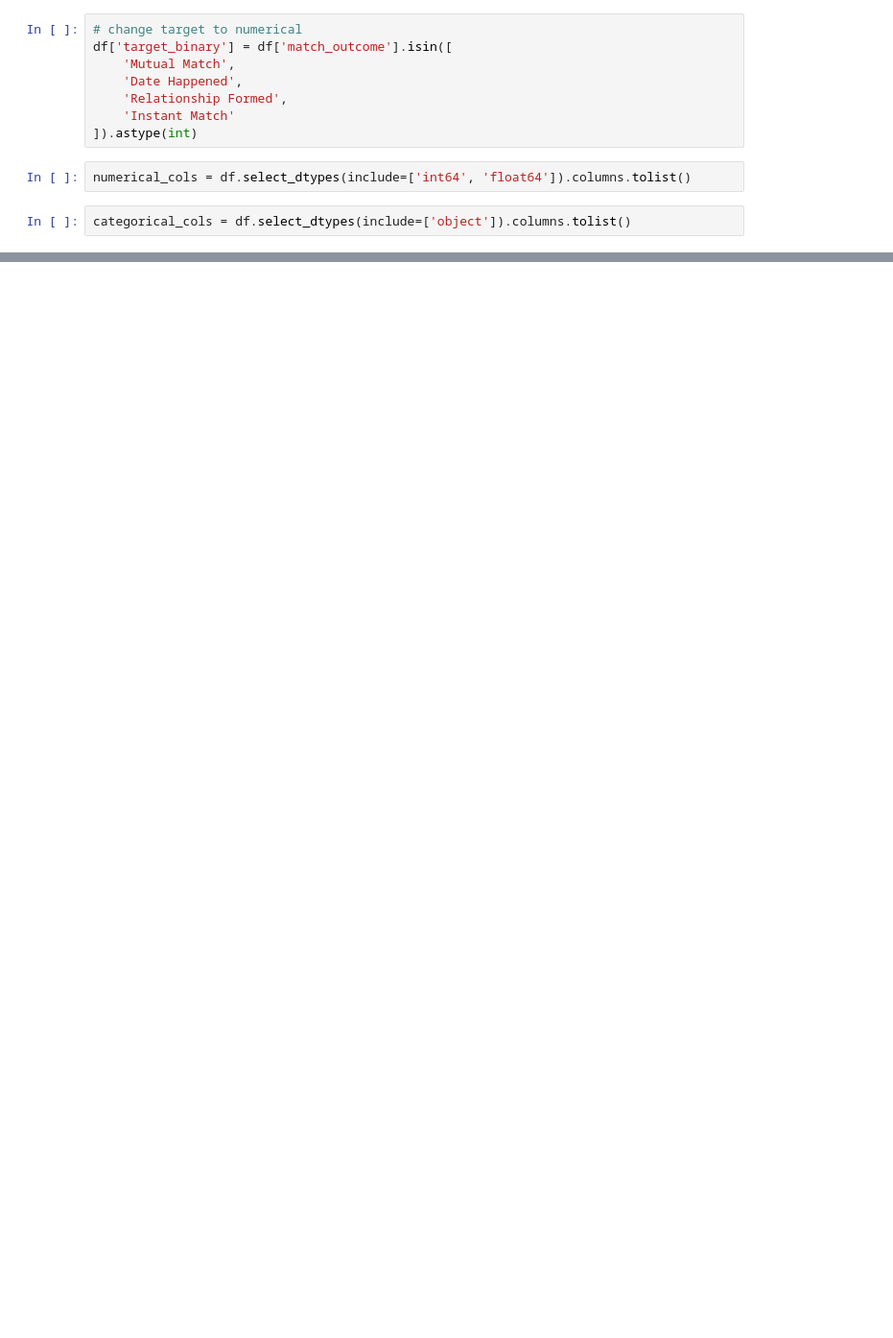
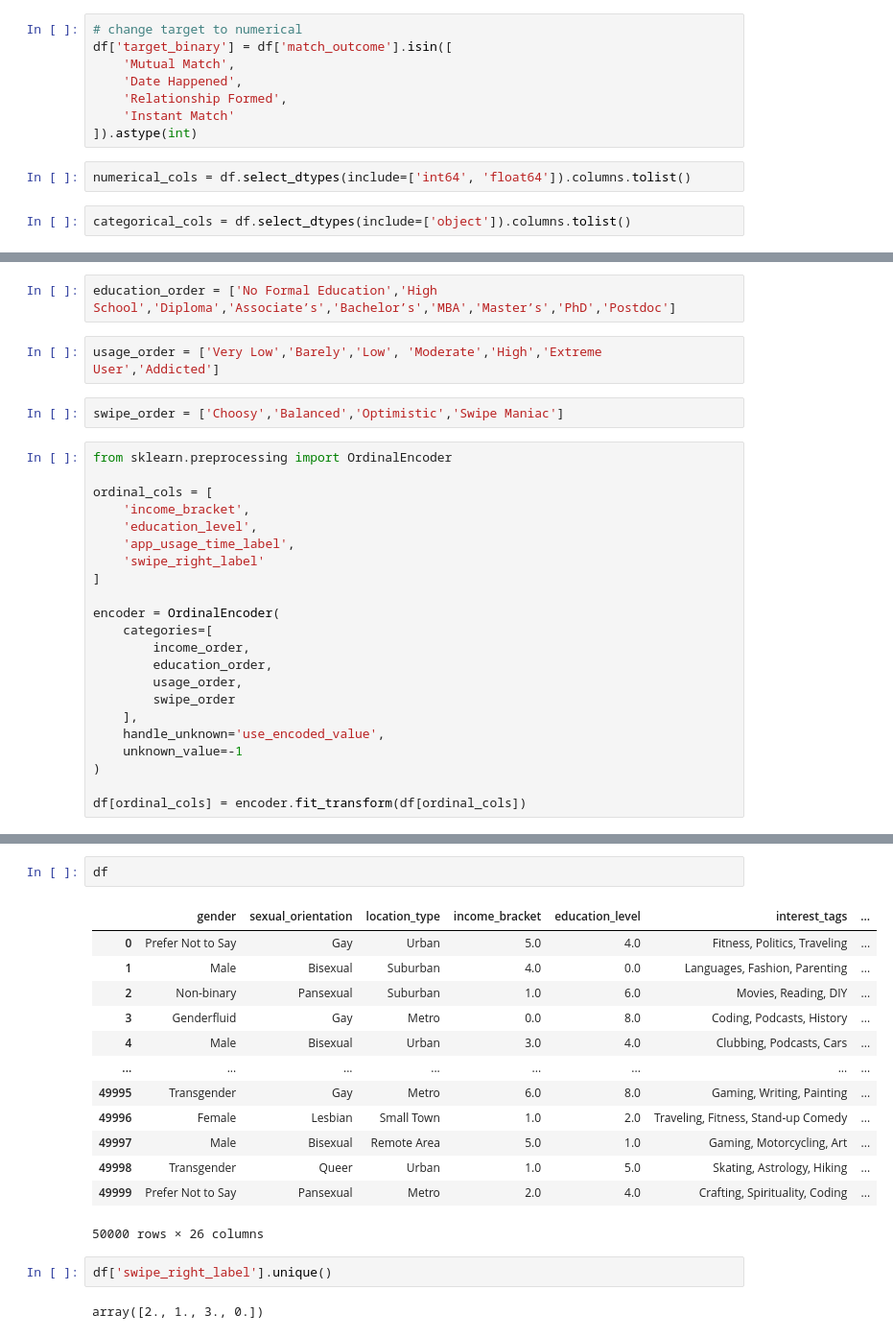
Before and after one commit to chiaralanzi93-create/machine_learning_dating_app_project, a Jupyter notebook: notebooks/feature_engineering_veerpal.ipynb, the cells around one changed output, grey strips where cells are left out. Shown at 96% size. Drawn from its saved outputs; the diff is of its cells as text; blank space fills up the shorter version.

Commit message:
Corrected ordinal encoder

```diff
--- a/notebooks/feature_engineering_veerpal.ipynb
+++ b/notebooks/feature_engineering_veerpal.ipynb
@@ -56,0 +67,28 @@ df[ordinal_cols] = encoder.fit_transform(df[ordinal_cols])
+# %%
+education_order = ['No Formal Education','High School','Diploma','Associate’s','Bachelor’s','MBA','Master’s','PhD','Postdoc']
+# %%
+usage_order = ['Very Low','Barely','Low', 'Moderate','High','Extreme User','Addicted']
+# %%
+swipe_order = ['Choosy','Balanced','Optimistic','Swipe Maniac']
+# %%
+from sklearn.preprocessing import OrdinalEncoder
+
+ordinal_cols = [
+    'income_bracket',
+    'education_level',
+    'app_usage_time_label',
+    'swipe_right_label'
+]
+
+encoder = OrdinalEncoder(
+    categories=[
+        income_order,
+        education_order,
+        usage_order,
+        swipe_order
+    ],
+    handle_unknown='use_encoded_value',
+    unknown_value=-1
+)
+
+df[ordinal_cols] = encoder.fit_transform(df[ordinal_cols])
@@ -56,0 +111,20 @@ df[ordinal_cols] = encoder.fit_transform(df[ordinal_cols])
+# %%
+df
+# %% [output]
+|  | gender | sexual_orientation | location_type | income_bracket | education_level | interest_tags | ... |
+| 0 | Prefer Not to Say | Gay | Urban | 5.0 | 4.0 | Fitness, Politics, Traveling | ... |
+| 1 | Male | Bisexual | Suburban | 4.0 | 0.0 | Languages, Fashion, Parenting | ... |
+| 2 | Non-binary | Pansexual | Suburban | 1.0 | 6.0 | Movies, Reading, DIY | ... |
+| 3 | Genderfluid | Gay | Metro | 0.0 | 8.0 | Coding, Podcasts, History | ... |
+| 4 | Male | Bisexual | Urban | 3.0 | 4.0 | Clubbing, Podcasts, Cars | ... |
+| ... | ... | ... | ... | ... | ... | ... | ... |
+| 49995 | Transgender | Gay | Metro | 6.0 | 8.0 | Gaming, Writing, Painting | ... |
+| 49996 | Female | Lesbian | Small Town | 1.0 | 2.0 | Traveling, Fitness, Stand-up Comedy | ... |
+| 49997 | Male | Bisexual | Remote Area | 5.0 | 1.0 | Gaming, Motorcycling, Art | ... |
+| 49998 | Transgender | Queer | Urban | 1.0 | 5.0 | Skating, Astrology, Hiking | ... |
+| 49999 | Prefer Not to Say | Pansexual | Metro | 2.0 | 4.0 | Crafting, Spirituality, Coding | ... |
+50000 rows × 26 columns
+# %%
+df['swipe_right_label'].unique()
+# %% [output]
+array([2., 1., 3., 0.])
```
Also changed, not shown: parts of 13 cells of this notebook.
